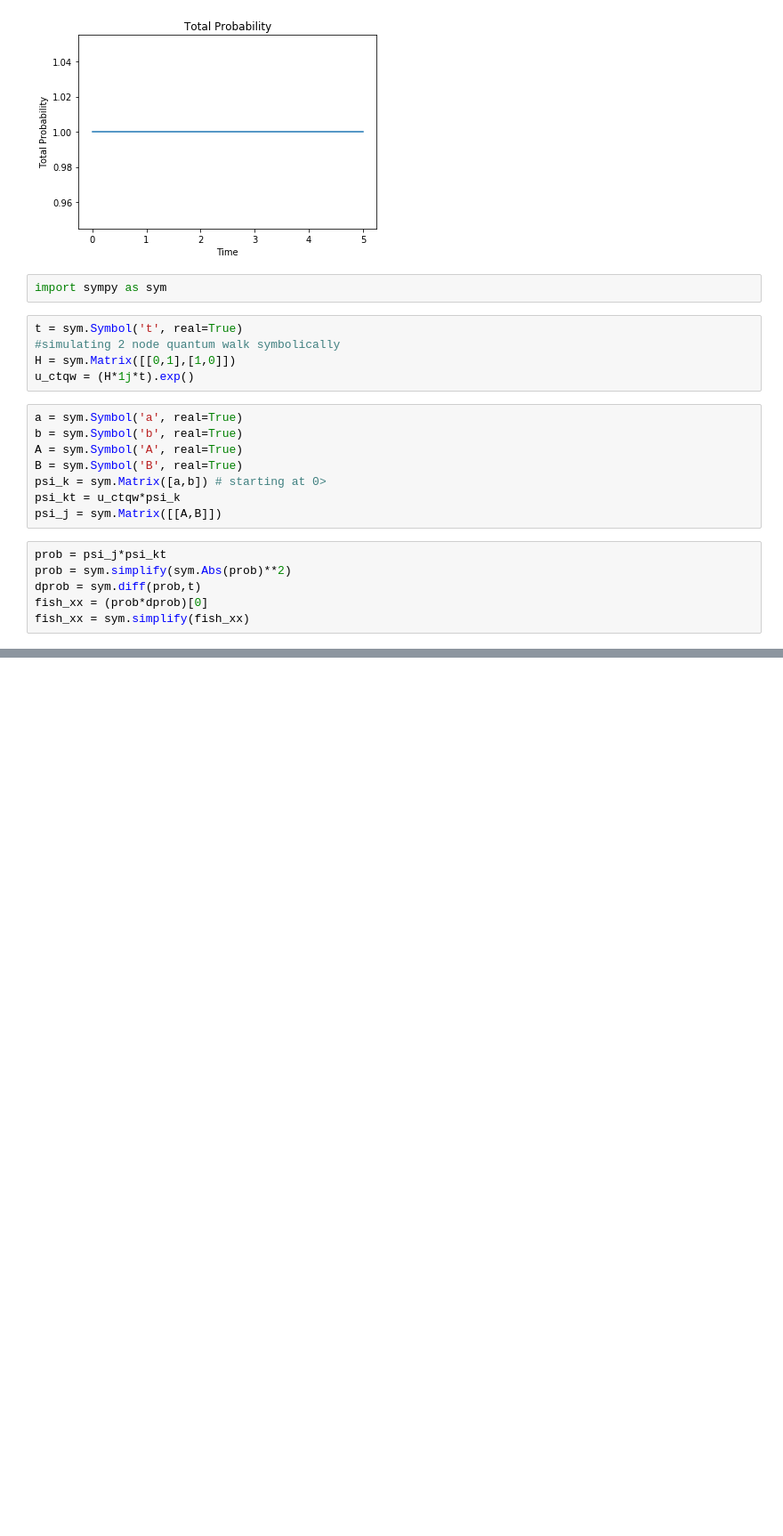
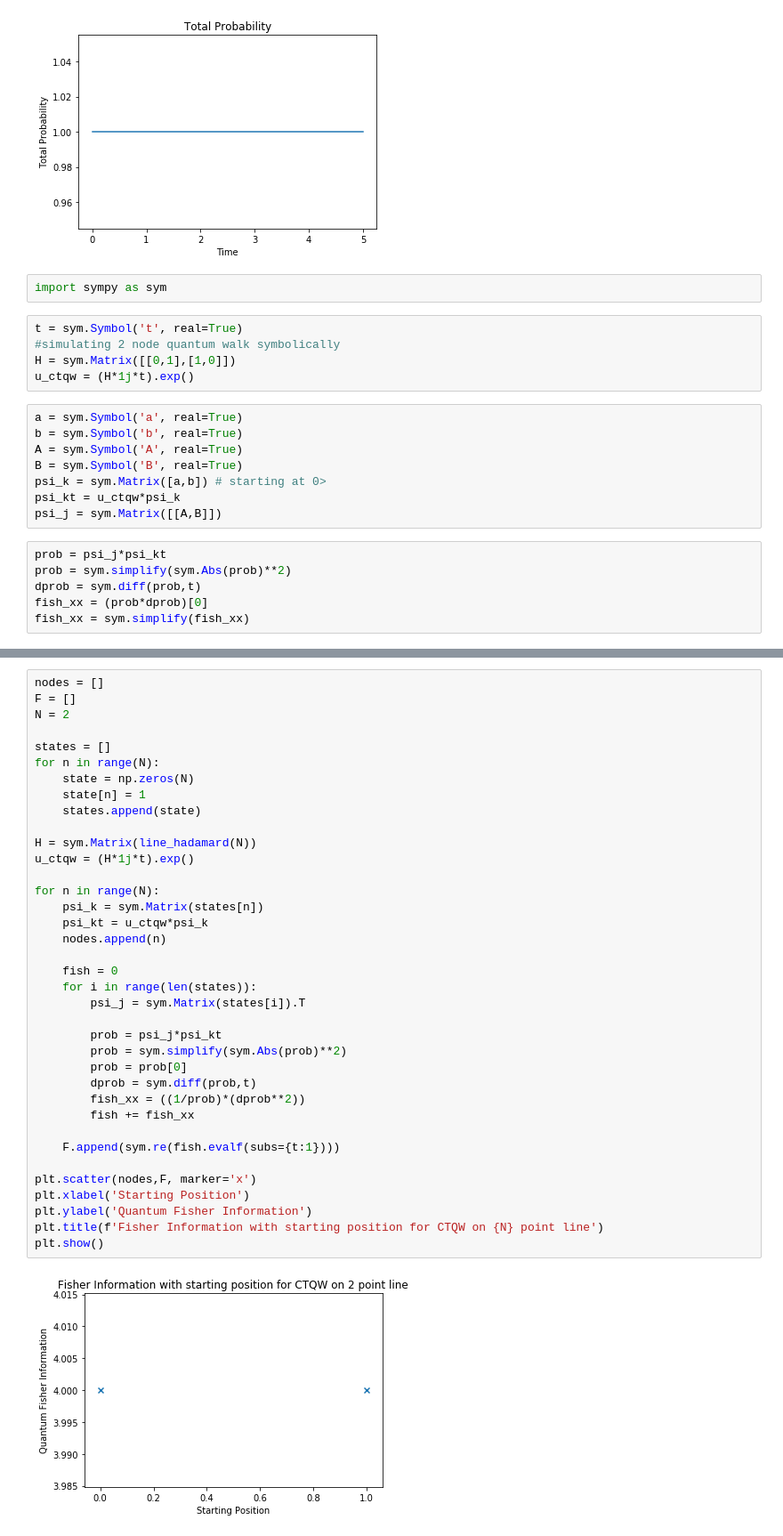
Before and after one commit to gmitchener/quantum_project, a Jupyter notebook: CTQW_notebook.ipynb, the cells around one changed output, grey strips where cells are left out. Shown at 89% size. Drawn from its saved outputs; the diff is of its cells as text; blank space fills up the shorter version.

Commit message:
Update CTQW_notebook.ipynb
DISCOVERY

```diff
--- a/CTQW_notebook.ipynb
+++ b/CTQW_notebook.ipynb
@@ -277,0 +272,39 @@ plt.show()
+# %%
+nodes = []
+F = []
+N = 2
+
+states = []
+for n in range(N):
+    state = np.zeros(N)
+    state[n] = 1
+    states.append(state)
+
+H = sym.Matrix(line_hadamard(N))
+u_ctqw = (H*1j*t).exp()
+
+for n in range(N):
+    psi_k = sym.Matrix(states[n])
+    psi_kt = u_ctqw*psi_k
+    nodes.append(n)
+
+    fish = 0
+    for i in range(len(states)):
+        psi_j = sym.Matrix(states[i]).T
+
+        prob = psi_j*psi_kt
+        prob = sym.simplify(sym.Abs(prob)**2)
+        prob = prob[0]
+        dprob = sym.diff(prob,t)
+        fish_xx = ((1/prob)*(dprob**2))
+        fish += fish_xx
+
+    F.append(sym.re(fish.evalf(subs={t:1})))
+
+plt.scatter(nodes,F, marker='x')
+plt.xlabel('Starting Position')
+plt.ylabel('Quantum Fisher Information')
+plt.title(f'Fisher Information with starting position for CTQW on {N} point line')
+plt.show()
+# %% [output]
+[figure, added]
```
Also changed, not shown: parts of 5 cells of this notebook.
